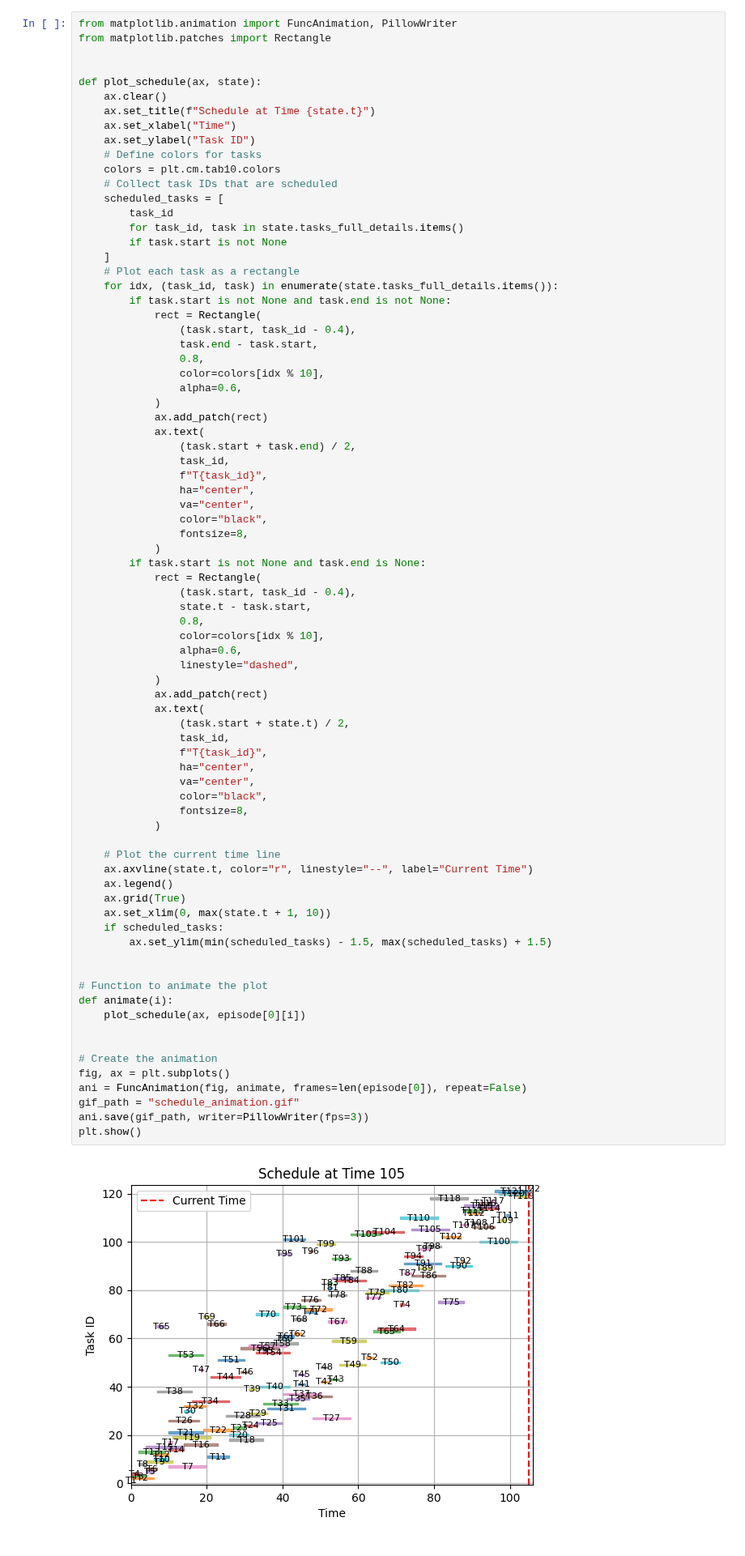
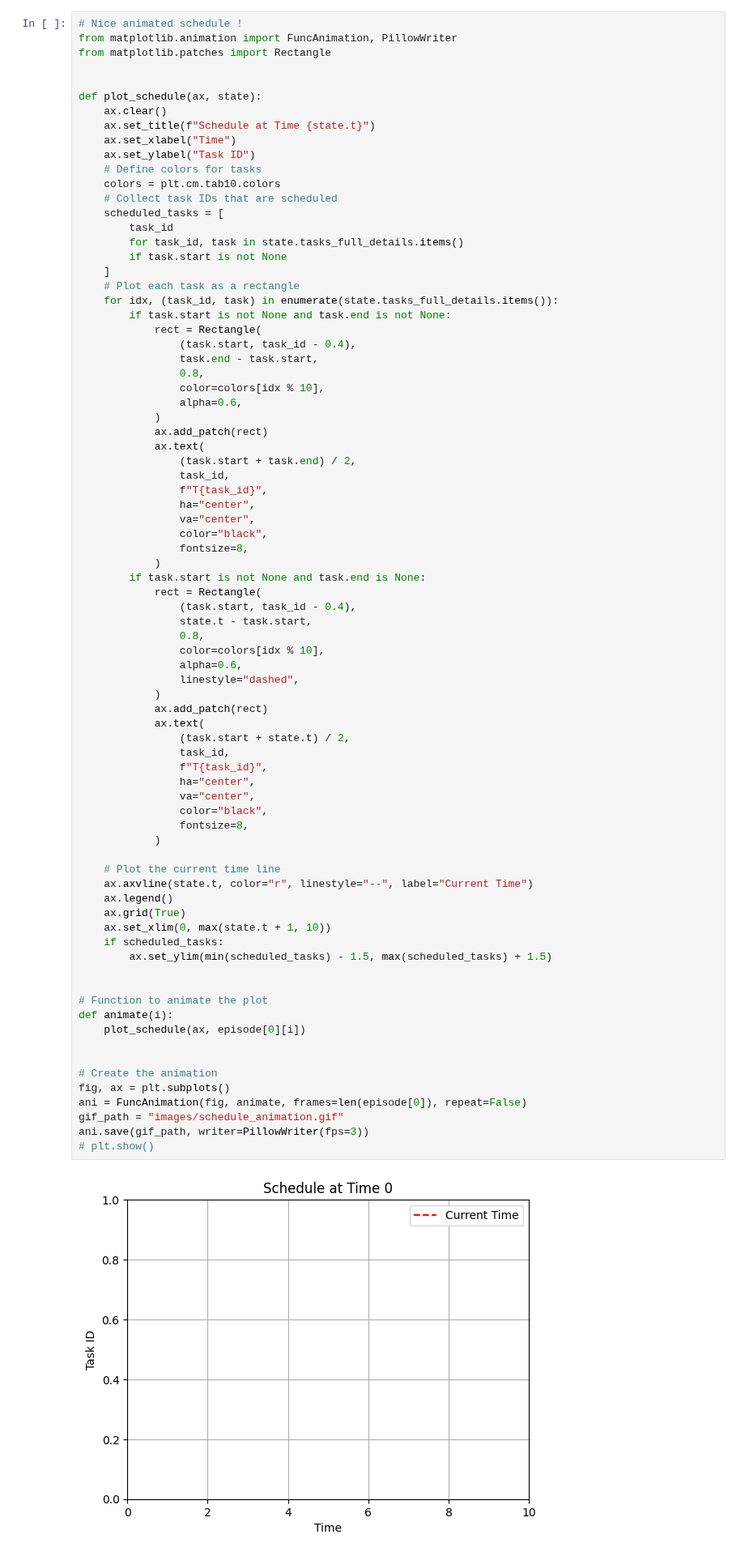
Before and after one commit to fteicht/icaps24-skdecide-tutorial, a Jupyter notebook: notebooks/Scheduling tutorial.ipynb, the cells around one changed output. Shown at 81% size. Saved outputs shown, nothing was run; the diff lists cells and outputs as text.

```diff
--- a/notebooks/Scheduling tutorial.ipynb
+++ b/notebooks/Scheduling tutorial.ipynb
@@ -357,4 +367,5 @@ episode = rollout(
 # %%
+# Nice animated schedule !
 from matplotlib.animation import FuncAnimation, PillowWriter
 from matplotlib.patches import Rectangle
 
@@ -404,36 +415,36 @@ def plot_schedule(ax, state):
             ax.add_patch(rect)
             ax.text(
                 (task.start + state.t) / 2,
                 task_id,
                 f"T{task_id}",
                 ha="center",
                 va="center",
                 color="black",
                 fontsize=8,
             )
 
     # Plot the current time line
     ax.axvline(state.t, color="r", linestyle="--", label="Current Time")
     ax.legend()
     ax.grid(True)
     ax.set_xlim(0, max(state.t + 1, 10))
     if scheduled_tasks:
         ax.set_ylim(min(scheduled_tasks) - 1.5, max(scheduled_tasks) + 1.5)
 
 
 # Function to animate the plot
 def animate(i):
     plot_schedule(ax, episode[0][i])
 
 
 # Create the animation
 fig, ax = plt.subplots()
 ani = FuncAnimation(fig, animate, frames=len(episode[0]), repeat=False)
-gif_path = "schedule_animation.gif"
+gif_path = "images/schedule_animation.gif"
 ani.save(gif_path, writer=PillowWriter(fps=3))
-plt.show()
+# plt.show()
 # %% [output]
-[figure, old version]
+[figure, new version]
 # %% [markdown]
 ![Schedule Animation](images/schedule_animation.gif)
 # %% [markdown]
```
Also changed, not shown: parts of 58 cells of this notebook, 2 other files.
